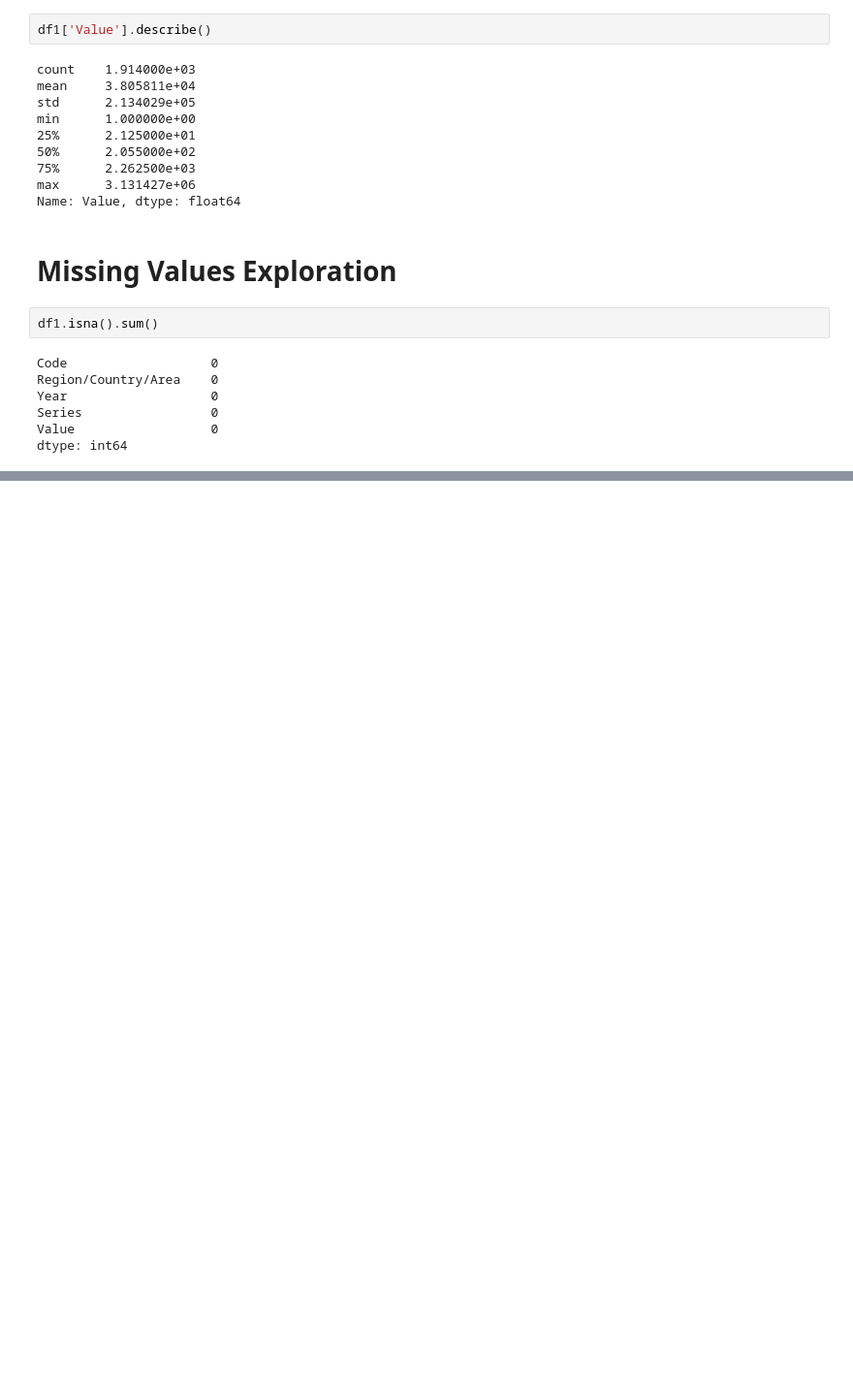
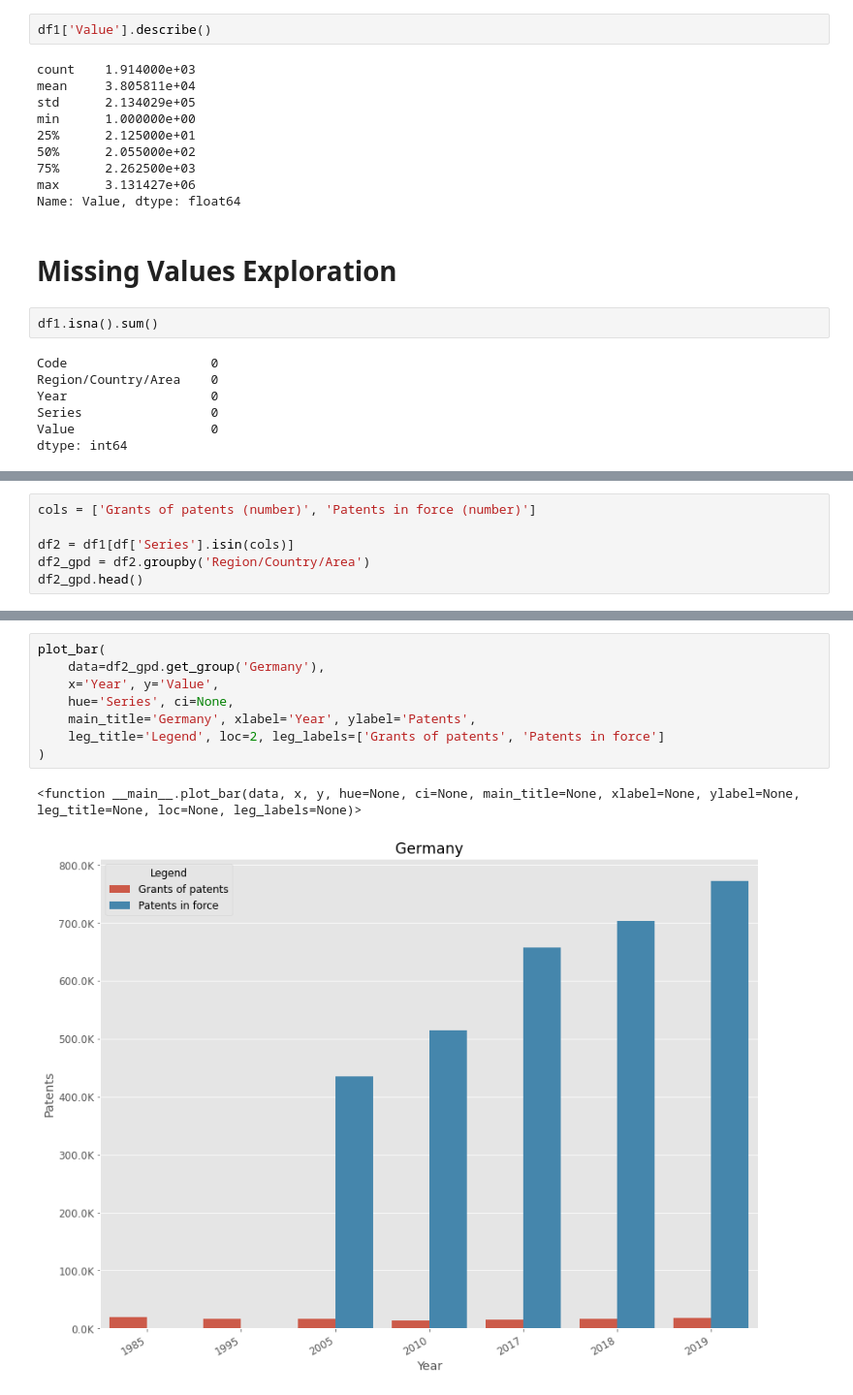
Before and after one commit to eldrigeampong/Data-Science, a Jupyter notebook: UN/Science and technology/project3.ipynb, the cells around one changed output, grey strips where cells are left out. Shown: that part at 97% size. Cells and saved outputs as stored; diff of their text form; blank space fills up the shorter version.

```diff
--- a/UN/Science and technology/project3.ipynb
+++ b/UN/Science and technology/project3.ipynb
@@ -216,0 +272,6 @@ dtype: int64
+# %%
+cols = ['Grants of patents (number)', 'Patents in force (number)']
+
+df2 = df1[df['Series'].isin(cols)]
+df2_gpd = df2.groupby('Region/Country/Area')
+df2_gpd.head()
@@ -216,0 +292,11 @@ dtype: int64
+# %%
+plot_bar(
+    data=df2_gpd.get_group('Germany'),
+    x='Year', y='Value',
+    hue='Series', ci=None,
+    main_title='Germany', xlabel='Year', ylabel='Patents',
+    leg_title='Legend', loc=2, leg_labels=['Grants of patents', 'Patents in force']
+)
+# %% [output]
+<function __main__.plot_bar(data, x, y, hue=None, ci=None, main_title=None, xlabel=None, ylabel=None, leg_title=None, loc=None, leg_labels=None)>
+[figure, added]
```
Also changed, not shown: parts of 16 cells of this notebook.
